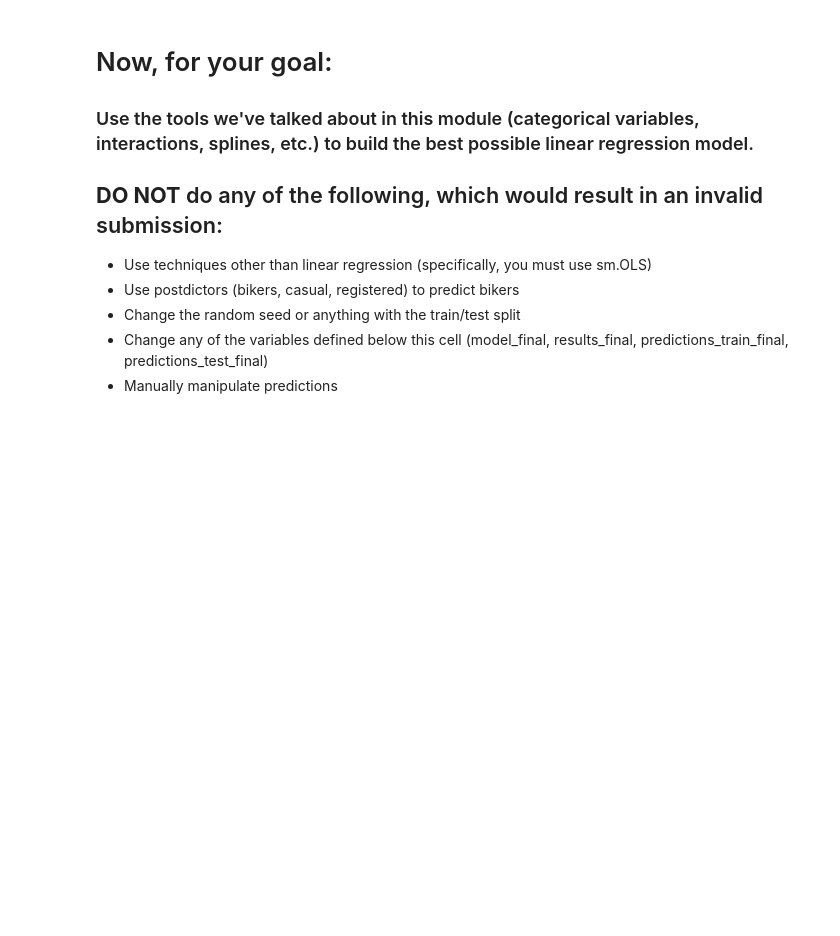
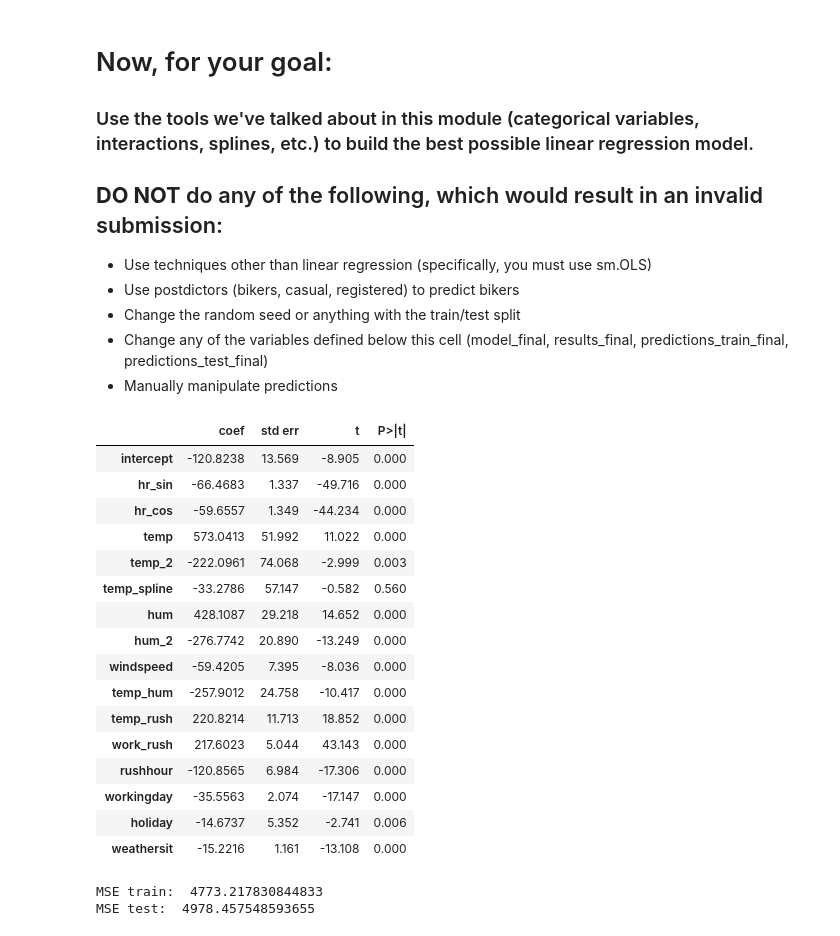
Before and after one commit to Alakazam992/code_2600, a Jupyter notebook: mod05_nonlinear.ipynb, the cells around one changed output. Cells and saved outputs as stored; diff of their text form; code cells hidden in the pictures; blank space fills up the shorter version.

```diff
--- a/mod05_nonlinear.ipynb
+++ b/mod05_nonlinear.ipynb
@@ -308,18 +324,47 @@ plot_avg_actual_vs_predicted_by_feature(X=X_train,
 # %%
 # Build your linear regression model here.
 vars_to_include = [
-    #fillin
+    'intercept',
+    'hr_sin', 'hr_cos',
+    'temp', 'temp_2', 'temp_spline',
+    'hum', 'hum_2',
+    'windspeed',
+    'temp_hum', 'temp_rush', 'work_rush',
+    'rushhour', 'workingday',
+    'holiday',
+    'weathersit'
 ]
 
 model_final = sm.OLS(y_train, X_train[vars_to_include])
 results_final = model_final.fit()
 summarize(results_final)
+# %% [output]
+|  | coef | std err | t | P>|t| |
+| intercept | -120.8238 | 13.569 | -8.905 | 0.000 |
+| hr_sin | -66.4683 | 1.337 | -49.716 | 0.000 |
+| hr_cos | -59.6557 | 1.349 | -44.234 | 0.000 |
+| temp | 573.0413 | 51.992 | 11.022 | 0.000 |
+| temp_2 | -222.0961 | 74.068 | -2.999 | 0.003 |
+| temp_spline | -33.2786 | 57.147 | -0.582 | 0.560 |
+| hum | 428.1087 | 29.218 | 14.652 | 0.000 |
+| hum_2 | -276.7742 | 20.890 | -13.249 | 0.000 |
+| windspeed | -59.4205 | 7.395 | -8.036 | 0.000 |
+| temp_hum | -257.9012 | 24.758 | -10.417 | 0.000 |
+| temp_rush | 220.8214 | 11.713 | 18.852 | 0.000 |
+| work_rush | 217.6023 | 5.044 | 43.143 | 0.000 |
+| rushhour | -120.8565 | 6.984 | -17.306 | 0.000 |
+| workingday | -35.5563 | 2.074 | -17.147 | 0.000 |
+| holiday | -14.6737 | 5.352 | -2.741 | 0.006 |
+| weathersit | -15.2216 | 1.161 | -13.108 | 0.000 |
 # %%
 predictions_train_final = predict(X_train[vars_to_include], results_final)
 print('MSE train: ', mse(y_train, predictions_train_final))
 
 predictions_test_final = predict(X_test[vars_to_include], results_final)
 print('MSE test: ', mse(y_test, predictions_test_final))
+# %% [output]
+MSE train:  4773.217830844833
+MSE test:  4978.457548593655
 # %%
 plot_avg_actual_vs_predicted_by_feature(X=X_train,
                                         y=y_train,
```
Also changed, not shown: parts of 2 cells of this notebook.
